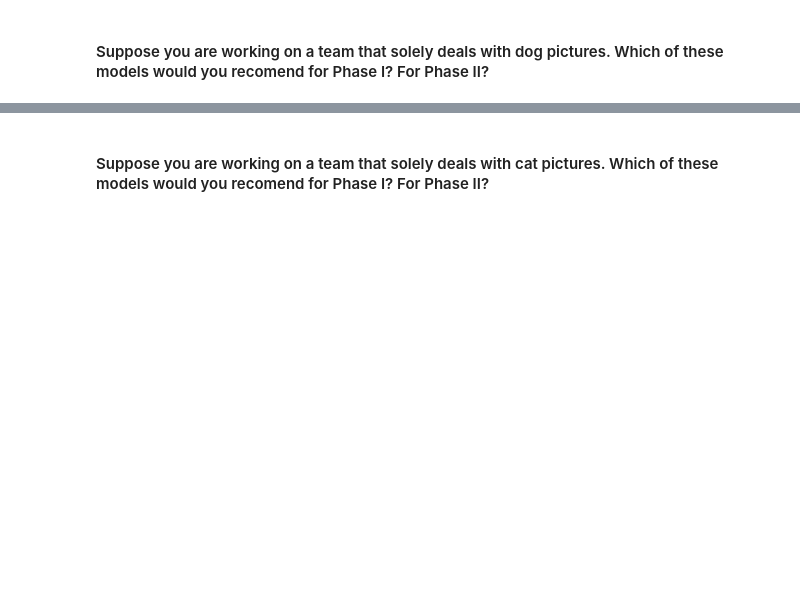
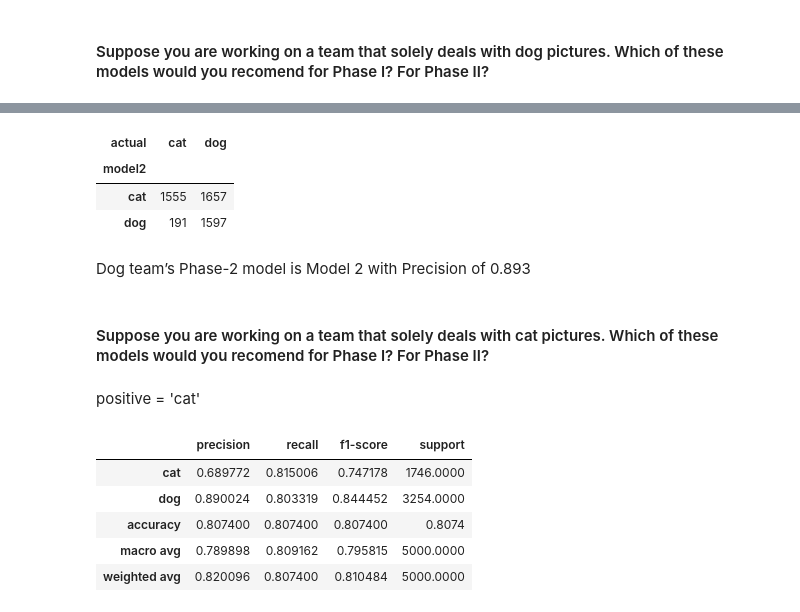
Before and after one commit to Joshua-C-Bryant/classification-exercises, a Jupyter notebook: model_evaluation.ipynb, the cells around one changed output, grey strips where cells are left out. Cells and saved outputs as stored; diff of their text form; code cells hidden in the pictures; blank space fills up the shorter version.

```diff
--- a/model_evaluation.ipynb
+++ b/model_evaluation.ipynb
@@ -257,2 +375,25 @@ model1 and model4 have better accuracy than the baseline
+# %%
+pd.crosstab(df.model2, df.actual)
+# %% [output]
+| actual | cat | dog |
+| model2 |  |  |
+| cat | 1555 | 1657 |
+| dog | 191 | 1597 |
+# %% [markdown]
+Dog team’s Phase-2 model is Model 2 with Precision of 0.893
 # %% [markdown]
 #### Suppose you are working on a team that solely deals with cat pictures. Which of these models would you recomend for Phase I? For Phase II?
+# %% [markdown]
+positive = 'cat'
+# %%
+x = classification_report(df.actual, df.model1,
+                          labels = ['cat', 'dog'],
+                          output_dict=True)
+pd.DataFrame(x).T
+# %% [output]
+|  | precision | recall | f1-score | support |
+| cat | 0.689772 | 0.815006 | 0.747178 | 1746.0000 |
+| dog | 0.890024 | 0.803319 | 0.844452 | 3254.0000 |
+| accuracy | 0.807400 | 0.807400 | 0.807400 | 0.8074 |
+| macro avg | 0.789898 | 0.809162 | 0.795815 | 5000.0000 |
+| weighted avg | 0.820096 | 0.807400 | 0.810484 | 5000.0000 |
```
Also changed, not shown: parts of 51 cells of this notebook.
